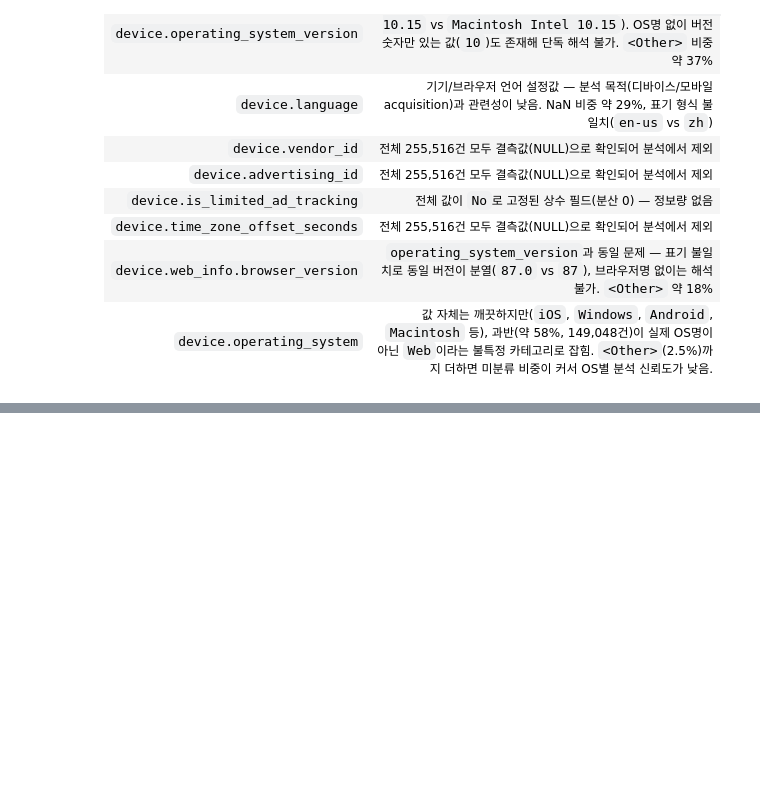
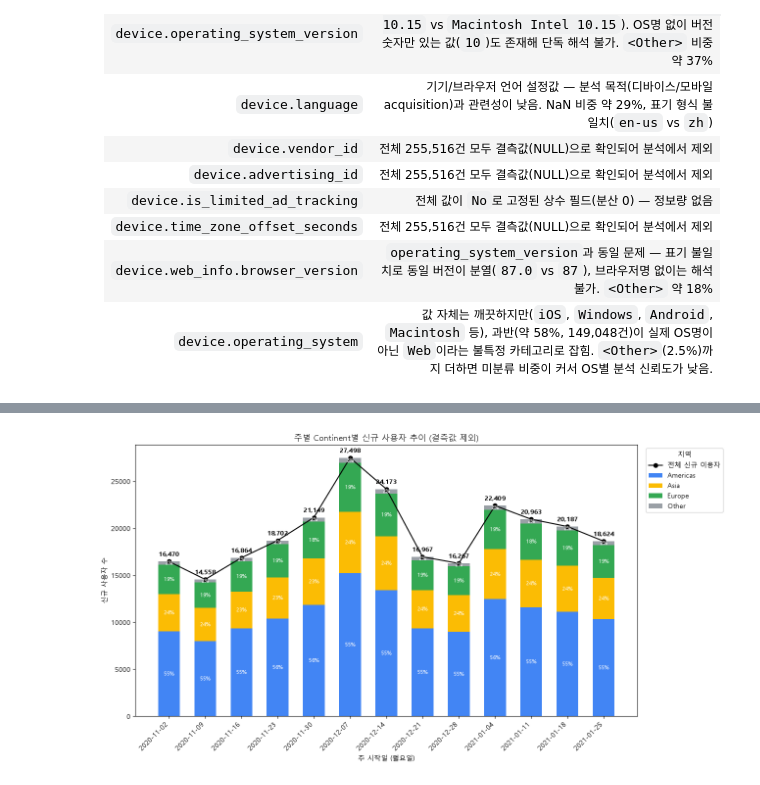
Before and after one commit to bulsajo1/ecommerce-product-analysis-project, a Jupyter notebook: data_analysis/A(acquisition).ipynb, the cells around one changed output, grey strips where cells are left out. Drawn from its saved outputs; the diff is of its cells as text; code cells hidden in the pictures; blank space fills up the shorter version.

```diff
--- a/data_analysis/A(acquisition).ipynb
+++ b/data_analysis/A(acquisition).ipynb
@@ -1346,0 +1653,86 @@ for variable_name, column_name, alias in device_columns:
+# %%
+from google.cloud import bigquery
+import matplotlib.pyplot as plt
+import numpy as np
+
+client = bigquery.Client(project="pro-talon-503713-s3")
+
+query = """
+SELECT
+  DATE_TRUNC(PARSE_DATE('%Y%m%d', event_date), WEEK(MONDAY)) AS week_start,
+  geo.continent AS continent,
+  COUNT(DISTINCT user_pseudo_id) AS new_users
+FROM `bigquery-public-data.ga4_obfuscated_sample_ecommerce.events_*`
+WHERE _TABLE_SUFFIX BETWEEN '20201102' AND '20210131'
+  AND event_name = 'first_visit'
+  AND geo.continent != '(not set)'
+GROUP BY week_start, continent
+ORDER BY week_start
+"""
+
+df = client.query(query).to_dataframe()
+
+# Europe보다 작은 대륙은 Other로 묶기 (전체 기준 Europe 총합 사용)
+totals_by_continent = df.groupby("continent")["new_users"].sum()
+europe_total = totals_by_continent["Europe"]
+
+df["group"] = df["continent"].apply(
+    lambda c: c if totals_by_continent[c] >= europe_total else "Other"
+)
+
+df_grouped = df.groupby(["week_start", "group"], as_index=False)["new_users"].sum()
+
+# 주별 x 그룹 피벗
+pivot = df_grouped.pivot(index="week_start", columns="group", values="new_users").fillna(0)
+pivot = pivot.sort_index()
+
+# 그룹 순서: 큰 그룹부터, Other는 마지막
+group_order = [g for g in ["Americas", "Asia", "Europe"] if g in pivot.columns]
+if "Other" in pivot.columns:
+    group_order.append("Other")
+pivot = pivot[group_order]
+
+colors = {
+    "Americas": "#4285F4",
+    "Asia": "#FBBC04",
+    "Europe": "#34A853",
+    "Other": "#9AA0A6",
+}
+bar_colors = [colors.get(g, "#9AA0A6") for g in group_order]
+
+total = pivot.sum(axis=1)
+pct = pivot.div(total, axis=0) * 100
+
+fig, ax = plt.subplots(figsize=(13, 7))
+
+x_pos = np.arange(len(pivot))
+x_labels = [d.strftime("%Y-%m-%d") for d in pivot.index]
+
+bottom = np.zeros(len(pivot))
+
+for group, color in zip(group_order, bar_colors):
+    values = pivot[group].values
+    ax.bar(x_pos, values, bottom=bottom, label=group, color=color, width=0.6)
+
+    for i, (v, p) in enumerate(zip(values, pct[group].values)):
+        if v > 0:
+            ax.text(
+                x_pos[i], bottom[i] + v / 2, f"{p:.0f}%",
+                ha="center", va="center", fontsize=8, color="white"
+            )
+    bottom += values
+
+ax.plot(x_pos, total, color="black", marker="o", linewidth=1.5, label="전체 신규 이용자")
+for i, t in enumerate(total):
+    ax.text(x_pos[i], t + total.max() * 0.02, f"{int(t):,}", ha="center", fontsize=9, fontweight="bold")
+
+ax.set_title("주별 Continent별 신규 사용자 추이 (결측값 제외)")
+ax.set_xlabel("주 시작일 (월요일)")
+ax.set_ylabel("신규 사용자 수")
+ax.set_xticks(x_pos)
+ax.set_xticklabels(x_labels, rotation=45, ha="right")
+ax.legend(title="지역", loc="upper left", bbox_to_anchor=(1.01, 1))
+plt.tight_layout()
+plt.show()
+# %% [output]
+[figure, added]
```
Also changed, not shown: parts of 25 cells of this notebook.
